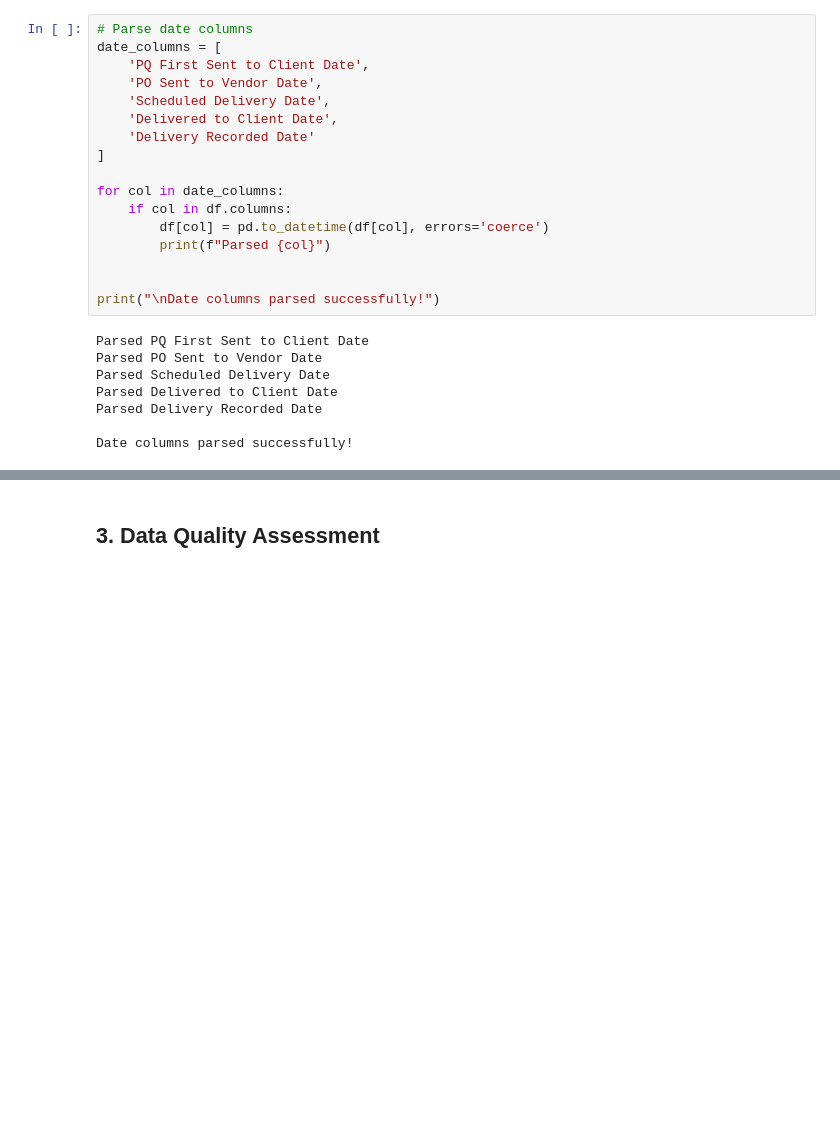
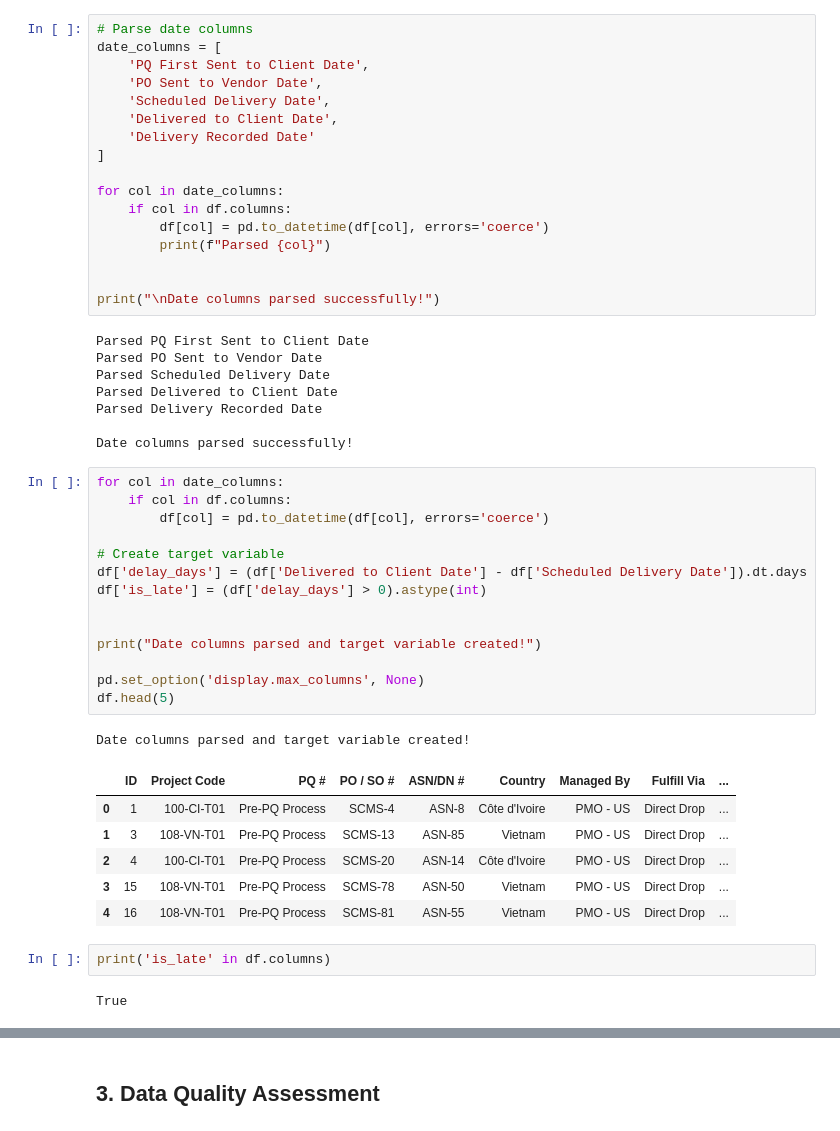
Before and after one commit to dizzyvizzy30/Supply-chain-ML-Project, a Jupyter notebook: notebooks/01_eda_and_data_quality.ipynb, the cells around one changed output, grey strips where cells are left out. Drawn from its saved outputs; the diff is of its cells as text; blank space fills up the shorter version.

```diff
--- a/notebooks/01_eda_and_data_quality.ipynb
+++ b/notebooks/01_eda_and_data_quality.ipynb
@@ -138,6 +111,32 @@ Parsed Delivered to Client Date
 Parsed Delivery Recorded Date
 
 Date columns parsed successfully!
+# %%
+for col in date_columns:
+    if col in df.columns:
+        df[col] = pd.to_datetime(df[col], errors='coerce')
+
+# Create target variable
+df['delay_days'] = (df['Delivered to Client Date'] - df['Scheduled Delivery Date']).dt.days
+df['is_late'] = (df['delay_days'] > 0).astype(int)
+
+
+print("Date columns parsed and target variable created!")
+
+pd.set_option('display.max_columns', None)
+df.head(5)
+# %% [output]
+Date columns parsed and target variable created!
+|  | ID | Project Code | PQ # | PO / SO # | ASN/DN # | Country | Managed By | Fulfill Via | ... |
+| 0 | 1 | 100-CI-T01 | Pre-PQ Process | SCMS-4 | ASN-8 | Côte d'Ivoire | PMO - US | Direct Drop | ... |
+| 1 | 3 | 108-VN-T01 | Pre-PQ Process | SCMS-13 | ASN-85 | Vietnam | PMO - US | Direct Drop | ... |
+| 2 | 4 | 100-CI-T01 | Pre-PQ Process | SCMS-20 | ASN-14 | Côte d'Ivoire | PMO - US | Direct Drop | ... |
+| 3 | 15 | 108-VN-T01 | Pre-PQ Process | SCMS-78 | ASN-50 | Vietnam | PMO - US | Direct Drop | ... |
+| 4 | 16 | 108-VN-T01 | Pre-PQ Process | SCMS-81 | ASN-55 | Vietnam | PMO - US | Direct Drop | ... |
+# %%
+print('is_late' in df.columns)
+# %% [output]
+True
 # %%
 # Check class balance
 print("Target Variable Distribution:")
```
Also changed, not shown: parts of 13 cells of this notebook, 7 other files.
